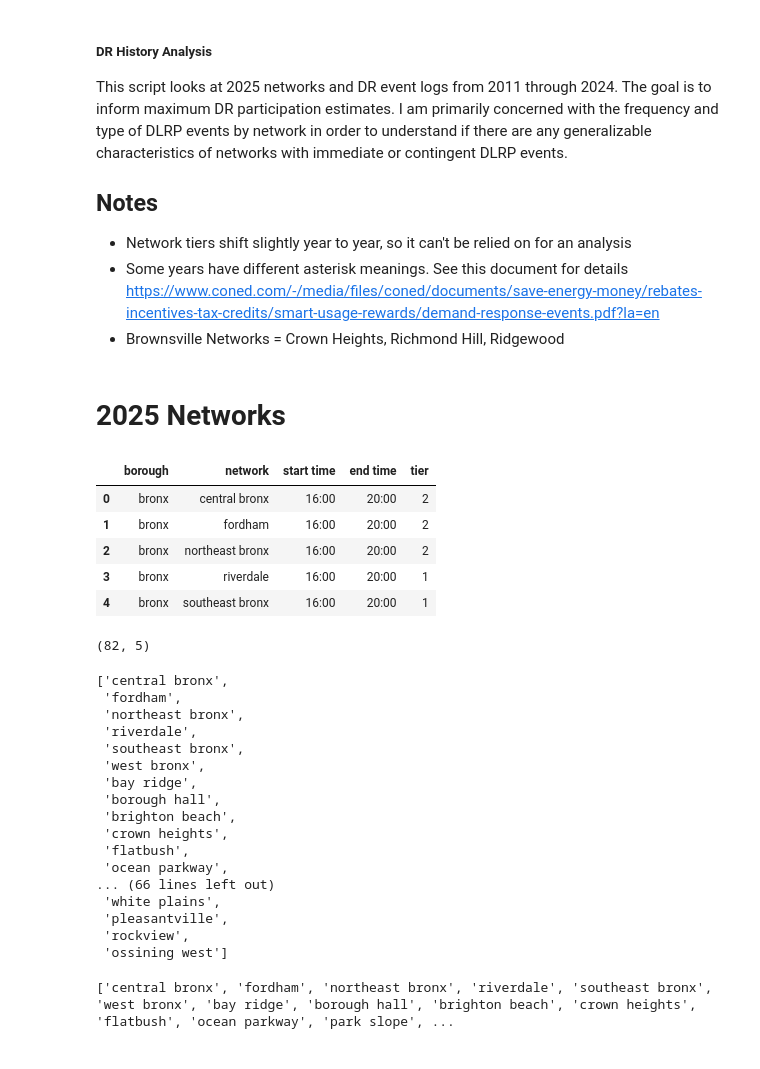
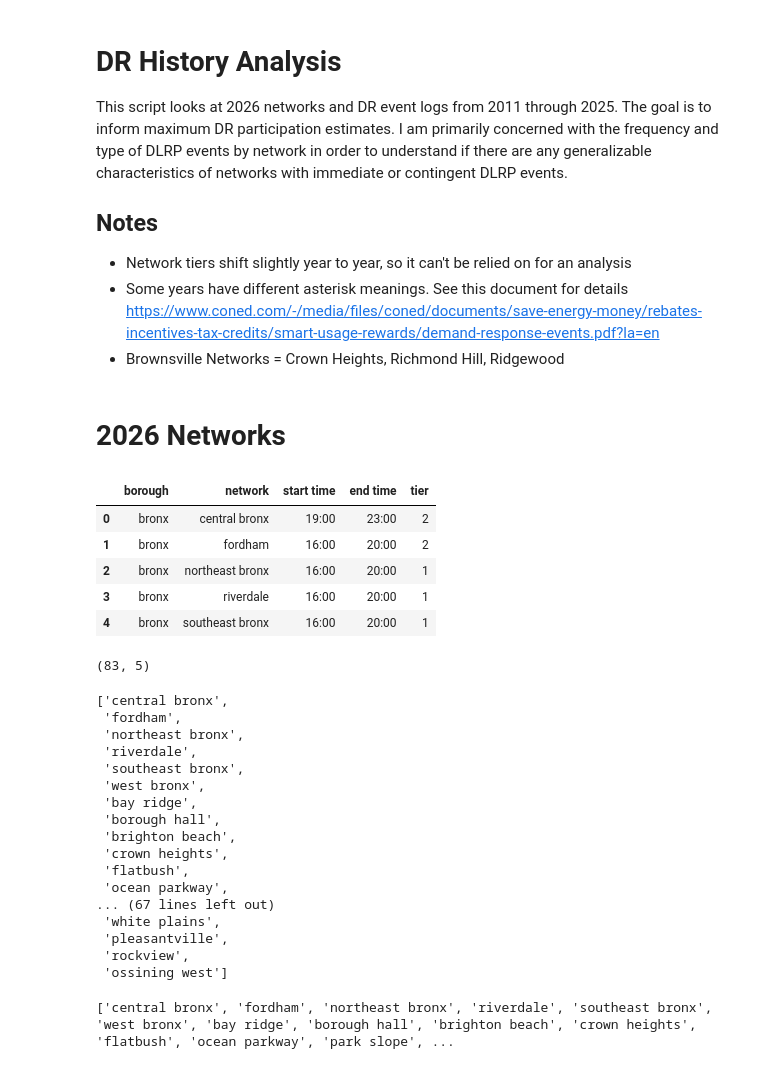
Before and after one commit to alexnathanson/TEA_AggregatedOffGridPVPowerStations, a Jupyter notebook: DR-Network-and-History-Analysis_v2.ipynb, the cells around one changed output. Drawn from its saved outputs; the diff is of its cells as text; code cells hidden in the pictures.

```diff
--- a/DR-Network-and-History-Analysis_v2.ipynb
+++ b/DR-Network-and-History-Analysis_v2.ipynb
@@ -1,7 +1,7 @@
 # %% [markdown]
-##### DR History Analysis
+# DR History Analysis
 
-This script looks at 2025 networks and DR event logs from 2011 through 2024. The goal is to inform maximum DR participation estimates. I am primarily concerned with the frequency and type of DLRP events by network in order to understand if there are any generalizable characteristics of networks with immediate or contingent DLRP events.
+This script looks at 2026 networks and DR event logs from 2011 through 2025. The goal is to inform maximum DR participation estimates. I am primarily concerned with the frequency and type of DLRP events by network in order to understand if there are any generalizable characteristics of networks with immediate or contingent DLRP events.
 
 ## Notes
 * Network tiers shift slightly year to year, so it can't be relied on for an analysis
@@ -13,23 +13,23 @@ import matplotlib.pyplot as plt  # for visualization
 from datetime import datetime
 from statistics import median
 # %% [markdown]
-# 2025 Networks
+# 2026 Networks
 # %%
 # read in hardware data to dataframe
-networks_df = pd.read_csv('data/conEdNetworks2025.csv')
+networks_df = pd.read_csv('data/conEdNetworks2026.csv')
 
 networks_df.head()
 # %% [output]
 |  | borough | network | start time | end time | tier |
-| 0 | bronx | central bronx | 16:00 | 20:00 | 2 |
+| 0 | bronx | central bronx | 19:00 | 23:00 | 2 |
 | 1 | bronx | fordham | 16:00 | 20:00 | 2 |
-| 2 | bronx | northeast bronx | 16:00 | 20:00 | 2 |
+| 2 | bronx | northeast bronx | 16:00 | 20:00 | 1 |
 | 3 | bronx | riverdale | 16:00 | 20:00 | 1 |
 | 4 | bronx | southeast bronx | 16:00 | 20:00 | 1 |
 # %%
 networks_df.shape
 # %% [output]
-(82, 5)
+(83, 5)
 # %%
 allN = list(networks_df['network'])
 allN
@@ -46,7 +46,7 @@ allN
  'crown heights',
  'flatbush',
  'ocean parkway',
-... (66 lines left out)
+... (67 lines left out)
  'white plains',
  'pleasantville',
  'rockview',
```
Also changed, not shown: parts of 74 cells of this notebook, 5 other files.
